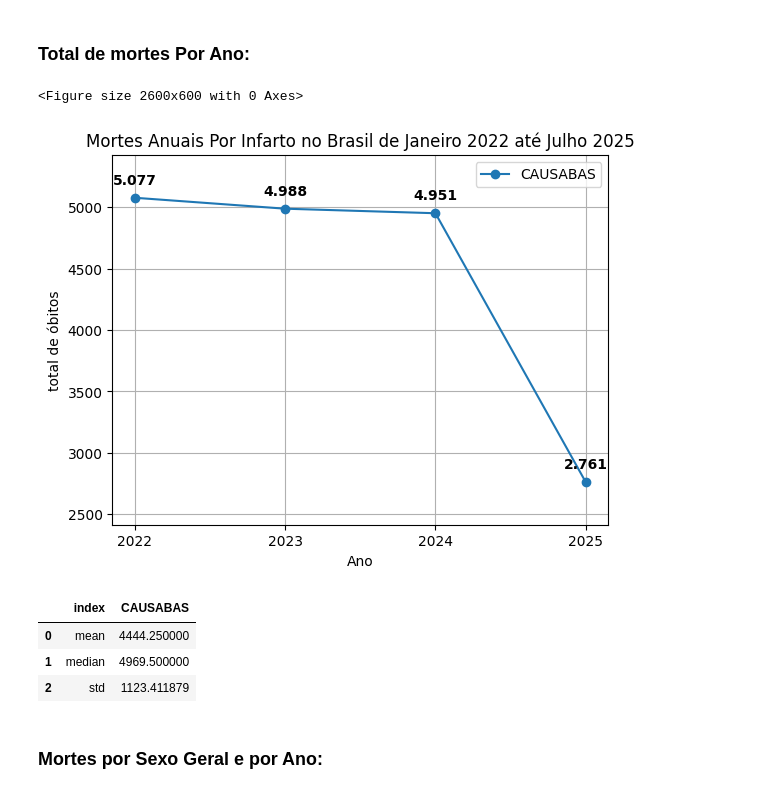
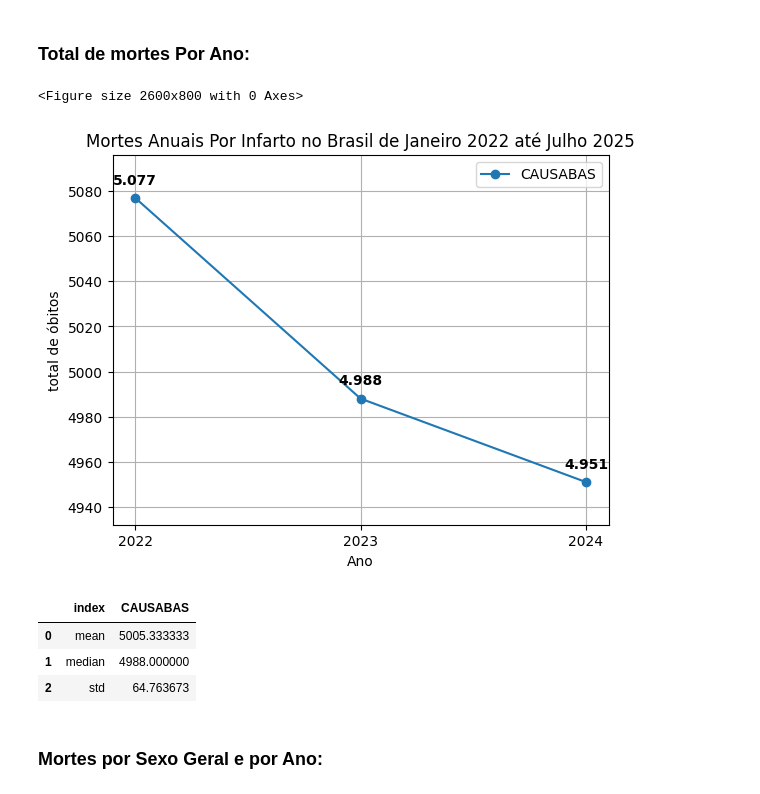
Before and after one commit to FabioNq/projeto_saude, a Jupyter notebook: analise_SIM.ipynb, the cells around one changed output. Drawn from its saved outputs; the diff is of its cells as text; code cells hidden in the pictures.

```diff
--- a/analise_SIM.ipynb
+++ b/analise_SIM.ipynb
@@ -17,3 +17,7 @@ df['CAUSABAS'] = 'infarto'
 
 df_morte_capitais = pd.read_excel('dados/populacao_capitais_brasil_2026.xlsx')
 df_morte_capitais.head()
+
+
+
+df = df.loc[df['ANOOBITO'] <= 2024]
@@ -133,44 +130,44 @@ df_assistencia = df.groupby(['ASSISTMED'])['CAUSABAS'].count().reset_index()
 df_anoobito = df.groupby(['ANOOBITO'])['CAUSABAS'].count().reset_index()
 
 
-plt.figure(figsize=(26, 6))
+plt.figure(figsize=(26, 8))
 
 # 3. Criar o gráfico de barras
 ax = df_anoobito.plot(x = "ANOOBITO", y="CAUSABAS", kind="line",marker="o",
          title="Mortes Anuais Por Infarto no Brasil de Janeiro 2022 até Julho 2025")
 
 for x, y in zip(df_anoobito["ANOOBITO"], df_anoobito["CAUSABAS"]):
   ax.annotate(
       f"{int(y):,}".replace(",", "."),
       (x, y),
       textcoords="offset points",
       xytext=(0, 10),
       ha="center",
       fontsize=10,
       fontweight="bold",
   )
   # 5. Ajustar margem superior para o número não cortar no topo
 ax.margins(y=0.15)
 
 
 # 6. Ajustar grade e exibir
 plt.xticks(df_anoobito["ANOOBITO"].astype(int))
 plt.xlabel("Ano")
 plt.ylabel("total de óbitos")
 plt.grid(True)
 plt.show()
 
 ano_causa = df.groupby("ANOOBITO")["CAUSABAS"].count().reset_index()
 
 df_resultado = ano_causa['CAUSABAS'].agg(['mean', 'median', 'std']).T.reset_index()
 df_resultado
 # %% [output]
-<Figure size 2600x600 with 0 Axes>
+<Figure size 2600x800 with 0 Axes>
-[figure, old version]
+[figure, new version]
 |  | index | CAUSABAS |
-| 0 | mean | 4444.250000 |
-| 1 | median | 4969.500000 |
-| 2 | std | 1123.411879 |
+| 0 | mean | 5005.333333 |
+| 1 | median | 4988.000000 |
+| 2 | std | 64.763673 |
 # %% [markdown]
 ### Mortes por Sexo Geral e por Ano:
 # %%
```
Also changed, not shown: parts of 18 cells of this notebook, 4 other files.
